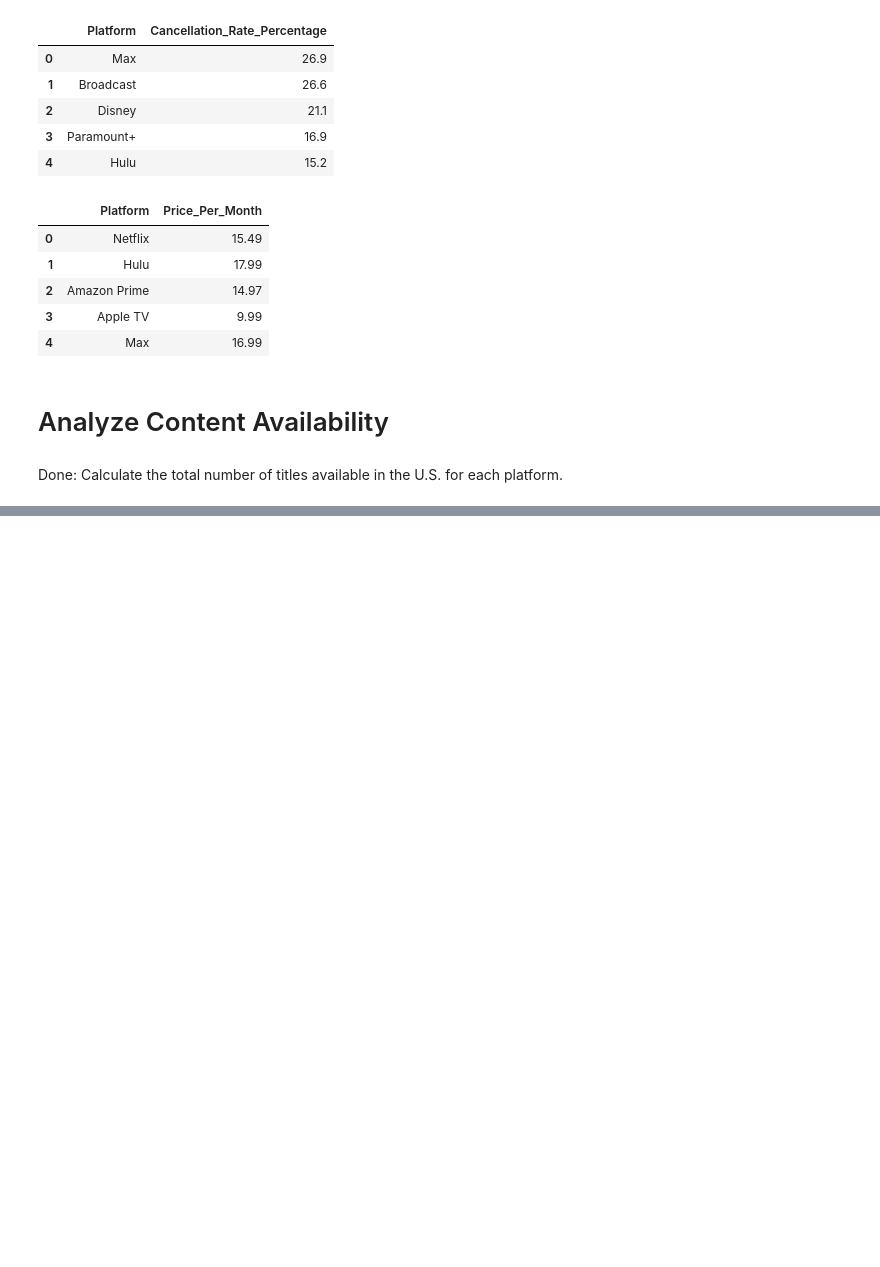
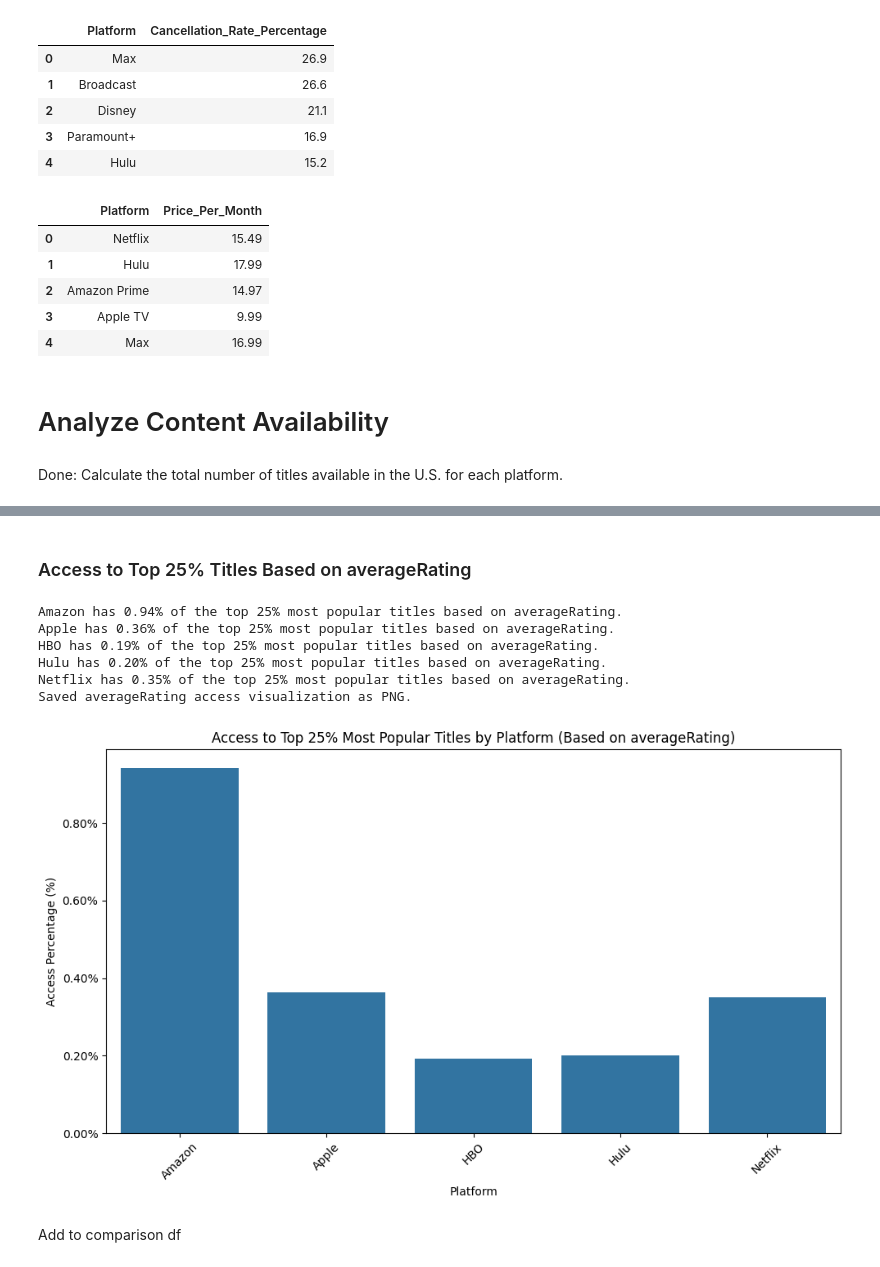
Before and after one commit to kval122/StreamingAnalysis, a Jupyter notebook: notebooks/analysis.ipynb, the cells around one changed output, grey strips where cells are left out. Saved outputs shown, nothing was run; the diff lists cells and outputs as text; code cells hidden in the pictures; blank space fills up the shorter version.

```diff
--- a/notebooks/analysis.ipynb
+++ b/notebooks/analysis.ipynb
@@ -121,0 +459,68 @@ high_rated_platform_content_type_percentage
+# %% [markdown]
+### Access to Top 25% Titles Based on averageRating
+# %%
+# Function to calculate the percentage of top 25% titles based on averageRating available on each platform
+def calculate_platform_access_to_top_25_ratings(platform_df, top_25_ratings_imdbIds, platform_name):
+    # Check how many titles in the platform DataFrame match the top 25% imdbIds (averageRating)
+    matched_titles = platform_df[platform_df['imdbId'].isin(top_25_ratings_imdbIds)]
+
+    # Calculate the percentage of top 25% titles available on the platform
+    total_top_25 = len(top_25_ratings_imdbIds)
+    matched_titles_count = len(matched_titles)
+    percentage_access = (matched_titles_count / total_top_25) * 100
+
+    # Print the results
+    print(f"{platform_name} has {percentage_access:.2f}% of the top 25% most popular titles based on averageRating.")
+
+    return percentage_access
+
+# Dictionary to store the access percentages for averageRating
+platform_access_percentages_ratings = {}
+
+# Loop through each platform and calculate access to the top 25% titles based on averageRating
+for platform_name, platform_df in platforms_df.items():
+    access_percentage_ratings = calculate_platform_access_to_top_25_ratings(platform_df, top_25_ratings_imdbIds, platform_name)
+    platform_access_percentages_ratings[f'{platform_name}_ratings'] = access_percentage_ratings
+
+# Prepare the data for visualization (averageRating access)
+access_data_averageRating = {
+    'Platform': [],
+    'Access to Top 25% (averageRating) (%)': []
+}
+
+# Loop through the platforms and populate the access_data dictionary for averageRating
+for platform_name in platforms_df.keys():
+    access_data_averageRating['Platform'].append(platform_name)
+    access_data_averageRating['Access to Top 25% (averageRating) (%)'].append(platform_access_percentages_ratings[f'{platform_name}_ratings'])
+
+# Create DataFrame from the access_data dictionary
+access_df_averageRating = pd.DataFrame(access_data_averageRating)
+
+# Plot the comparison for averageRating access
+plt.figure(figsize=(10, 6))
+sns.barplot(x='Platform', y='Access to Top 25% (averageRating) (%)', data=access_df_averageRating)
+plt.title('Access to Top 25% Most Popular Titles by Platform (Based on averageRating)')
+plt.ylabel('Access Percentage (%)')
+plt.xlabel('Platform')
+plt.xticks(rotation=45)
+
+# Format the y-axis to show percentages
+plt.gca().yaxis.set_major_formatter(PercentFormatter())
+
+plt.tight_layout()
+
+# Save the plot for averageRating access
+plt.savefig(r'C:\Users\kimbe\Documents\StreamingAnalysis\outputs\Analyze Content Availability\access_to_top_25_percent_averageRating.png', dpi=300)
+print("Saved averageRating access visualization as PNG.")
+
+plt.show()
+# %% [output]
+Amazon has 0.94% of the top 25% most popular titles based on averageRating.
+Apple has 0.36% of the top 25% most popular titles based on averageRating.
+HBO has 0.19% of the top 25% most popular titles based on averageRating.
+Hulu has 0.20% of the top 25% most popular titles based on averageRating.
+Netflix has 0.35% of the top 25% most popular titles based on averageRating.
+Saved averageRating access visualization as PNG.
+[figure, added]
+# %% [markdown]
+Add to comparison df
```
Also changed, not shown: parts of 33 cells of this notebook, 13 other files.
